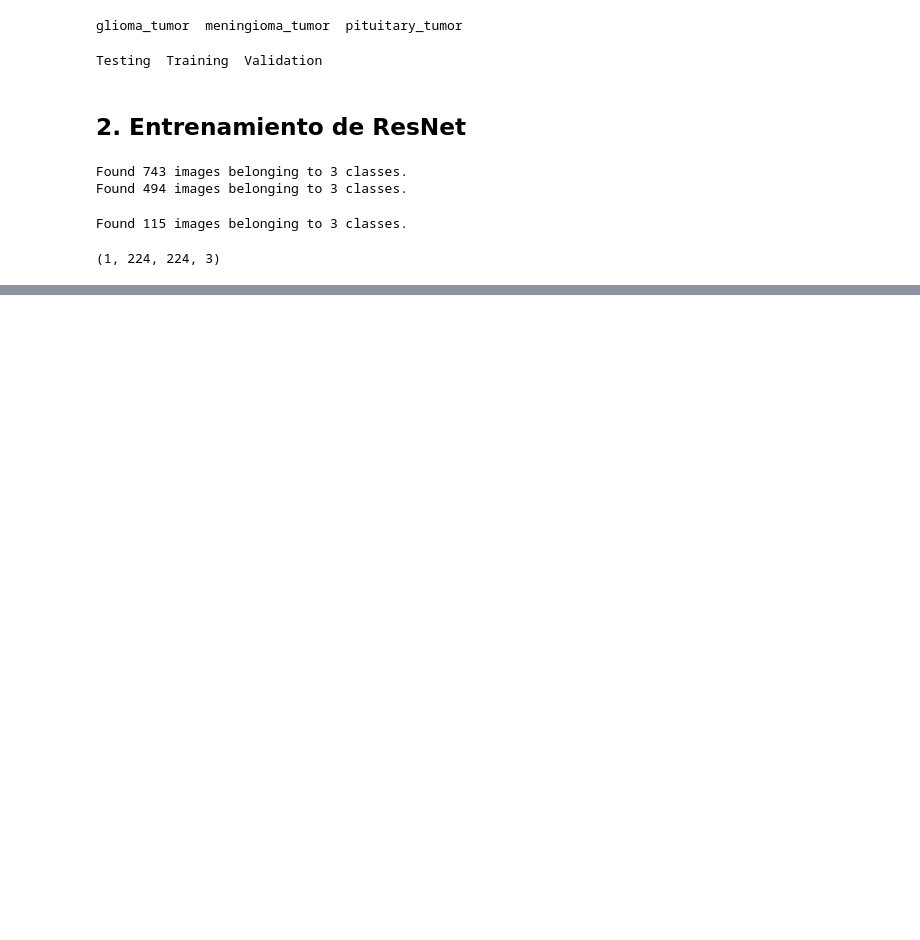
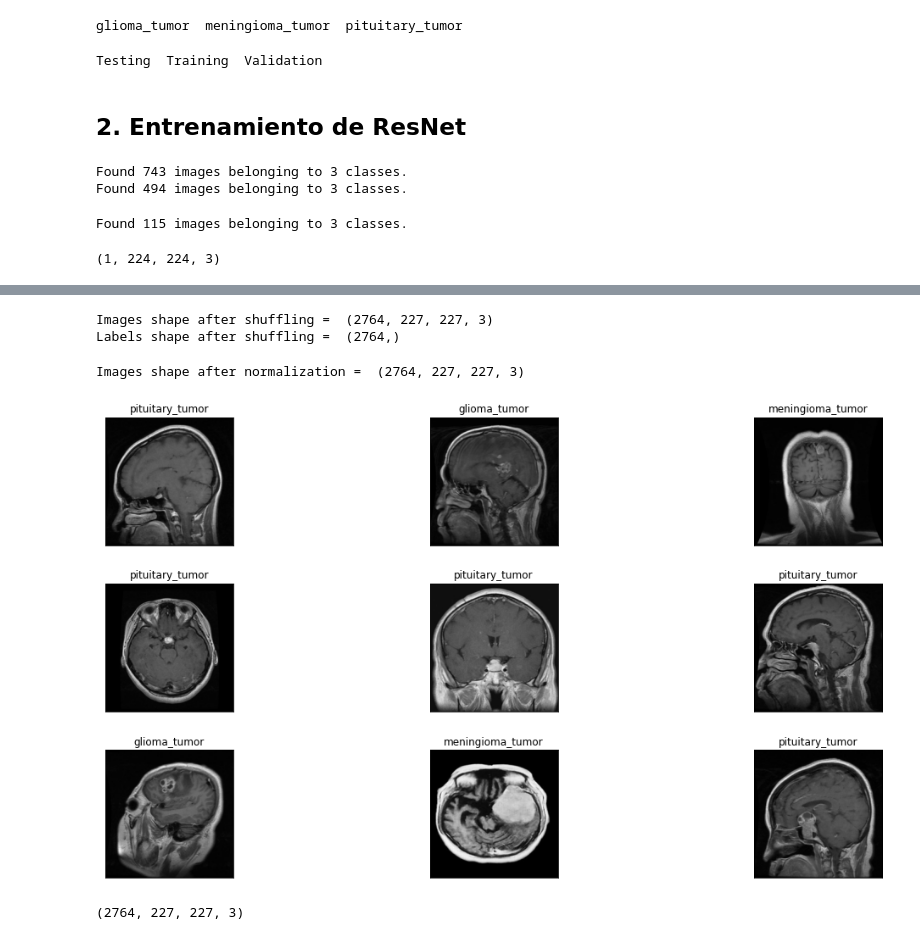
Before and after one commit to Tecnologias-Emergentes-Equipo2/ProyectoFinal, a Jupyter notebook: ProyectoFinal.ipynb, the cells around one changed output, grey strips where cells are left out. Cells and saved outputs as stored; diff of their text form; code cells hidden in the pictures; blank space fills up the shorter version.

```diff
--- a/ProyectoFinal.ipynb
+++ b/ProyectoFinal.ipynb
@@ -258,0 +450,24 @@ Test accuracy: 54.78260869565217
+# %%
+#2-step in data shuffling
+
+#shuffle images and corresponding labels data in both the lists
+images = images[n]
+labels = labels[n]
+
+print("Images shape after shuffling = ",images.shape,"\nLabels shape after shuffling = ",labels.shape)
+# %% [output]
+Images shape after shuffling =  (2764, 227, 227, 3)
+Labels shape after shuffling =  (2764,)
+# %%
+images = images.astype(np.float32)
+labels = labels.astype(np.int32)
+images = images/255
+print("Images shape after normalization = ",images.shape)
+# %% [output]
+Images shape after normalization =  (2764, 227, 227, 3)
+# %%
+display_rand_images(images, labels)
+print(images.shape)
+# %% [output]
+[figure, added]
+(2764, 227, 227, 3)
```
Also changed, not shown: parts of 24 cells of this notebook.
